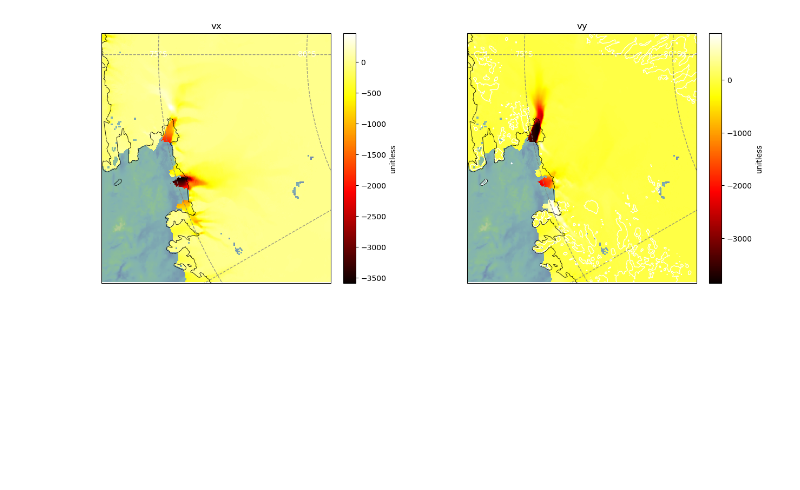
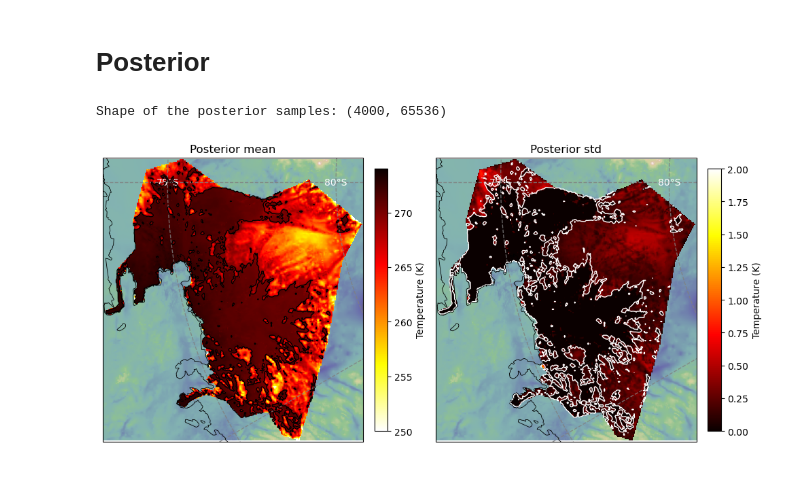
Before and after one commit to alastairyang/GMR-inference, a Jupyter notebook: notebooks/makeFigs.ipynb, the cells around one changed output. Saved outputs shown, nothing was run; the diff lists cells and outputs as text; code cells hidden in the pictures; blank space fills up the shorter version.

Commit message:
applied the plotting class

```diff
--- a/notebooks/makeFigs.ipynb
+++ b/notebooks/makeFigs.ipynb
@@ -19,29 +21,86 @@ Keys of the auxiliary data dictionary: dict_keys(['coords', 'sdem', 'bed', 'H',
+# %% [markdown]
+# Posterior
+# %%
+import scipy.io
+import numpy as np
+import os
+import torch
+from src.ice import compute_pmp, enthalpy_to_temperature
+
+data_path       = os.getenv('DATA_PATH')
+param_path      = os.getenv('PARAM_PATH')
+H_filename      = 'H_gridded.mat'
+folder = data_path
+nx, ny = 256, 256
+
+beta = 1
+posterior_path = f"../data/posterior-hmc-samples/Eb_samples_ori_beta_{beta}.npy"
+posterior_samples = np.load(posterior_path)
+num_samples = posterior_samples.shape[0]
+print("Shape of the posterior samples:", posterior_samples.shape)
+
+# compute pmp
+H_data = scipy.io.loadmat(folder + H_filename)
+
+H = H_data['H_struct']['H'][0][0].flatten()
+X = H_data['H_struct']['X'][0][0].flatten()
+Y = H_data['H_struct']['Y'][0][0].flatten()
+pmp = compute_pmp(H)
+
+# ── Convert to temperature ─────────────────────────────────────────────
+Tb_samples = np.zeros_like(posterior_samples)
+
+for i in range(num_samples):
+    Eb_i   = torch.from_numpy(posterior_samples[i])
+    Tpmp_i = torch.from_numpy(pmp) if isinstance(pmp, np.ndarray) else pmp
+    Tb_samples[i] = enthalpy_to_temperature(Eb_i, Tpmp_i).numpy()
+
+# ── Statistics ────────────────────────────────────────────────────────
+Tb_std  = np.std(Tb_samples,  axis=0).reshape(nx, ny)
+Tb_mean = np.mean(Tb_samples, axis=0).reshape(nx, ny)
+
+dTpmp_mean = pmp.reshape(nx, ny) - Tb_mean
+# %% [output]
+Shape of the posterior samples: (4000, 65536)
 # %%
 plotit = Plotting()
+
+Tb_mean[aux_data['mask']==0] = np.nan
+Tb_std[aux_data['mask']==0] = np.nan
 
 data1 = dict(
     x = xs_ase,
     y = ys_ase,
-    data = aux_data['vx'],
-    # contour_data = dT,
-    # contour_levels = [1],
-    title = 'vx',
+    data = Tb_mean,
+    vmin = 250,
+    vmax = 274,
+    contour_data = dTpmp_mean,
+    contour_levels = [1],
+    contour_colors = ['black'],
+    cmap = 'hot_r',
+    title = 'Posterior mean',
+    cb_label = 'Temperature (K)'
 )
 data2 = dict(
     x = xs_ase,
     y = ys_ase,
-    data = aux_data['vy'],
-    contour_data = aux_data['bed'],
-    contour_levels = [0],
-    title = 'vy',
+    data = Tb_std,
+    vmin = 0,
+    vmax = 2,
+    cmap = 'hot',
+    contour_data = dTpmp_mean,
+    contour_levels = [1],
+    title = 'Posterior std',
+    cb_label = 'Temperature (K)'
 )
 background = dict(
     x = xs_ase,
     y = ys_ase,
     data = aux_data['bed'],
+    cmap = 'gist_earth',
 )
 
 plotit.define_extent(xs_ase, ys_ase)
 plotit.plot((data1, data2), background)
 # %% [output]
-[figure, old version]
+[figure, new version]
```
Also changed, not shown: parts of 2 cells of this notebook, 1 other file.
